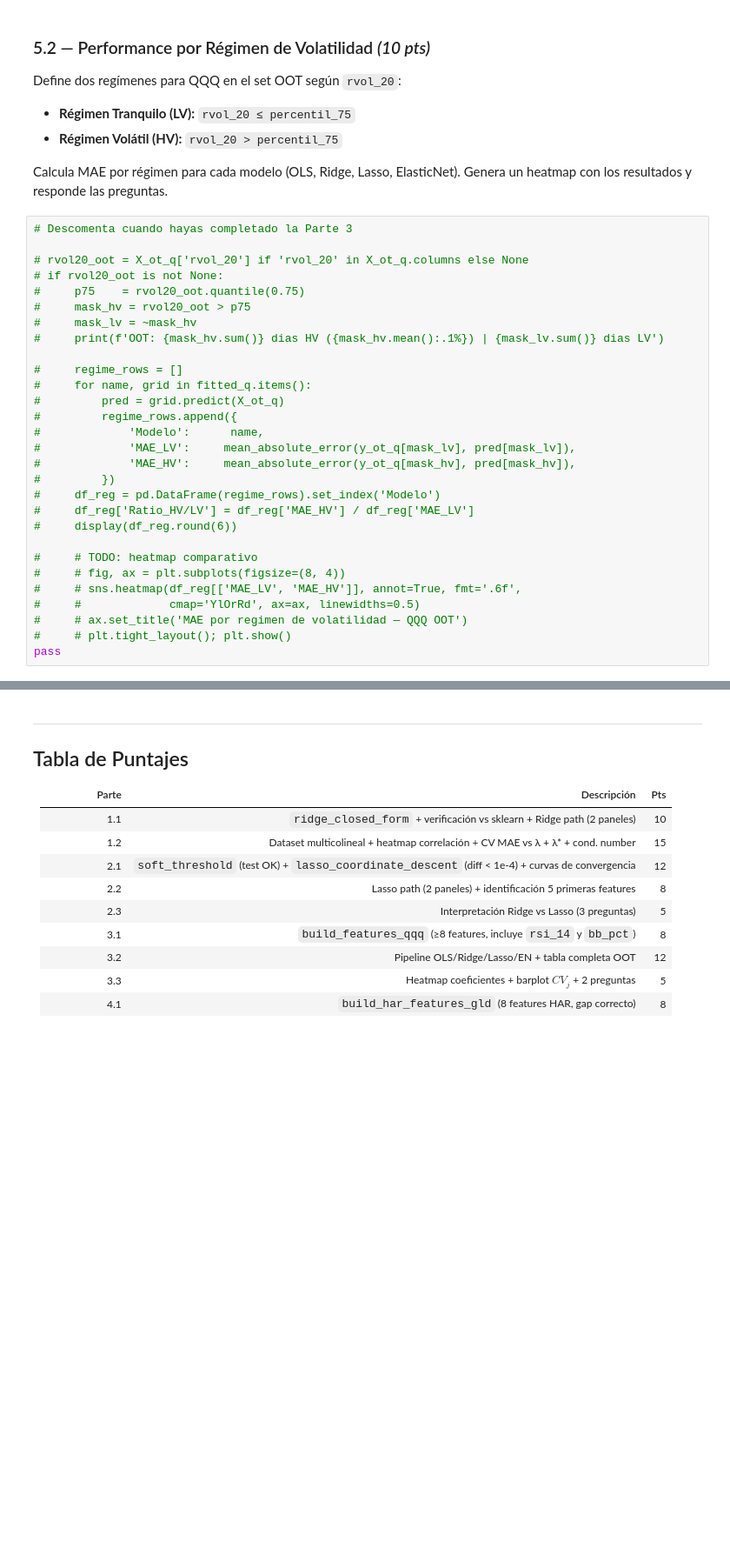
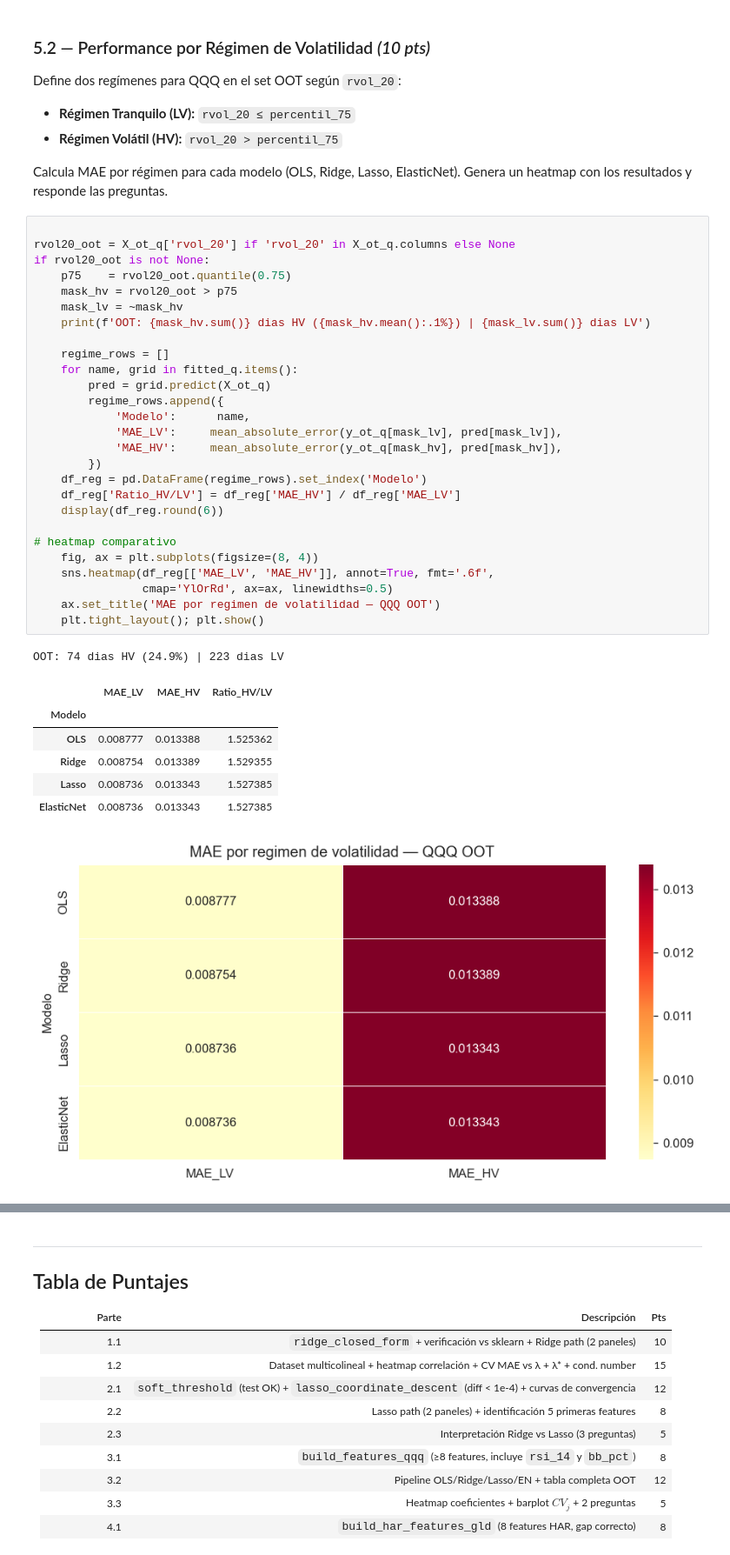
Before and after one commit to Vyena/ml_finance_teixeiradossantos, a Jupyter notebook: notebooks/hw04.ipynb, the cells around one changed output, grey strips where cells are left out. Shown at 87% size. Cells and saved outputs as stored; diff of their text form; blank space fills up the shorter version.

Commit message:
Parte 5

```diff
--- a/notebooks/hw04.ipynb
+++ b/notebooks/hw04.ipynb
@@ -1074,34 +1074,41 @@ Define dos regímenes para QQQ en el set OOT según `rvol_20`:
 
 Calcula MAE por régimen para cada modelo (OLS, Ridge, Lasso, ElasticNet). Genera un heatmap con los resultados y responde las preguntas.
 # %%
-# Descomenta cuando hayas completado la Parte 3
 
-# rvol20_oot = X_ot_q['rvol_20'] if 'rvol_20' in X_ot_q.columns else None
-# if rvol20_oot is not None:
-#     p75    = rvol20_oot.quantile(0.75)
-#     mask_hv = rvol20_oot > p75
-#     mask_lv = ~mask_hv
-#     print(f'OOT: {mask_hv.sum()} dias HV ({mask_hv.mean():.1%}) | {mask_lv.sum()} dias LV')
+rvol20_oot = X_ot_q['rvol_20'] if 'rvol_20' in X_ot_q.columns else None
+if rvol20_oot is not None:
+    p75    = rvol20_oot.quantile(0.75)
+    mask_hv = rvol20_oot > p75
+    mask_lv = ~mask_hv
+    print(f'OOT: {mask_hv.sum()} dias HV ({mask_hv.mean():.1%}) | {mask_lv.sum()} dias LV')
 
-#     regime_rows = []
-#     for name, grid in fitted_q.items():
-#         pred = grid.predict(X_ot_q)
-#         regime_rows.append({
-#             'Modelo':      name,
-#             'MAE_LV':     mean_absolute_error(y_ot_q[mask_lv], pred[mask_lv]),
-#             'MAE_HV':     mean_absolute_error(y_ot_q[mask_hv], pred[mask_hv]),
-#         })
-#     df_reg = pd.DataFrame(regime_rows).set_index('Modelo')
-#     df_reg['Ratio_HV/LV'] = df_reg['MAE_HV'] / df_reg['MAE_LV']
-#     display(df_reg.round(6))
+    regime_rows = []
+    for name, grid in fitted_q.items():
+        pred = grid.predict(X_ot_q)
+        regime_rows.append({
+            'Modelo':      name,
+            'MAE_LV':     mean_absolute_error(y_ot_q[mask_lv], pred[mask_lv]),
+            'MAE_HV':     mean_absolute_error(y_ot_q[mask_hv], pred[mask_hv]),
+        })
+    df_reg = pd.DataFrame(regime_rows).set_index('Modelo')
+    df_reg['Ratio_HV/LV'] = df_reg['MAE_HV'] / df_reg['MAE_LV']
+    display(df_reg.round(6))
 
-#     # TODO: heatmap comparativo
-#     # fig, ax = plt.subplots(figsize=(8, 4))
-#     # sns.heatmap(df_reg[['MAE_LV', 'MAE_HV']], annot=True, fmt='.6f',
-#     #             cmap='YlOrRd', ax=ax, linewidths=0.5)
-#     # ax.set_title('MAE por regimen de volatilidad — QQQ OOT')
-#     # plt.tight_layout(); plt.show()
-pass
+# heatmap comparativo
+    fig, ax = plt.subplots(figsize=(8, 4))
+    sns.heatmap(df_reg[['MAE_LV', 'MAE_HV']], annot=True, fmt='.6f',
+                cmap='YlOrRd', ax=ax, linewidths=0.5)
+    ax.set_title('MAE por regimen de volatilidad — QQQ OOT')
+    plt.tight_layout(); plt.show()
+# %% [output]
+OOT: 74 dias HV (24.9%) | 223 dias LV
+|  | MAE_LV | MAE_HV | Ratio_HV/LV |
+| Modelo |  |  |  |
+| OLS | 0.008777 | 0.013388 | 1.525362 |
+| Ridge | 0.008754 | 0.013389 | 1.529355 |
+| Lasso | 0.008736 | 0.013343 | 1.527385 |
+| ElasticNet | 0.008736 | 0.013343 | 1.527385 |
+[figure, added]
 # %% [markdown]
 **Responde (mínimo 2 oraciones por pregunta):**
 
```
Also changed, not shown: parts of 1 cell of this notebook.
